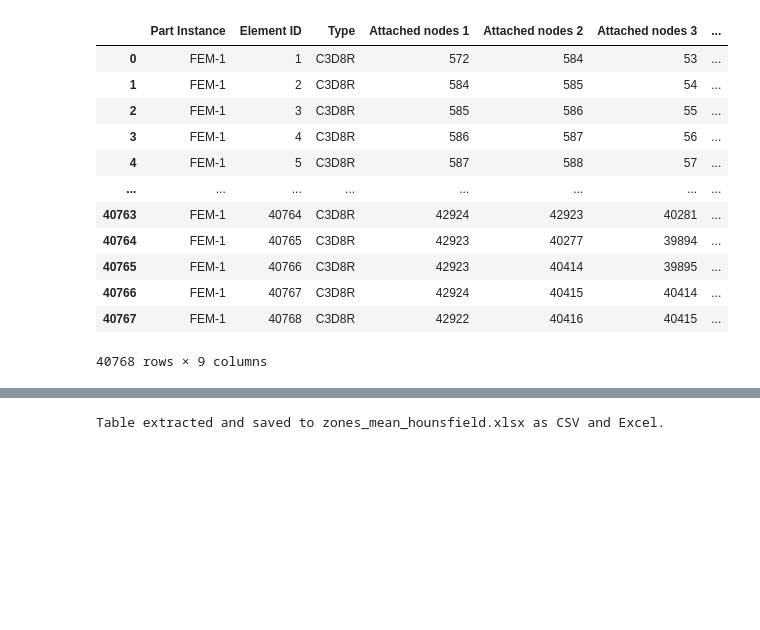
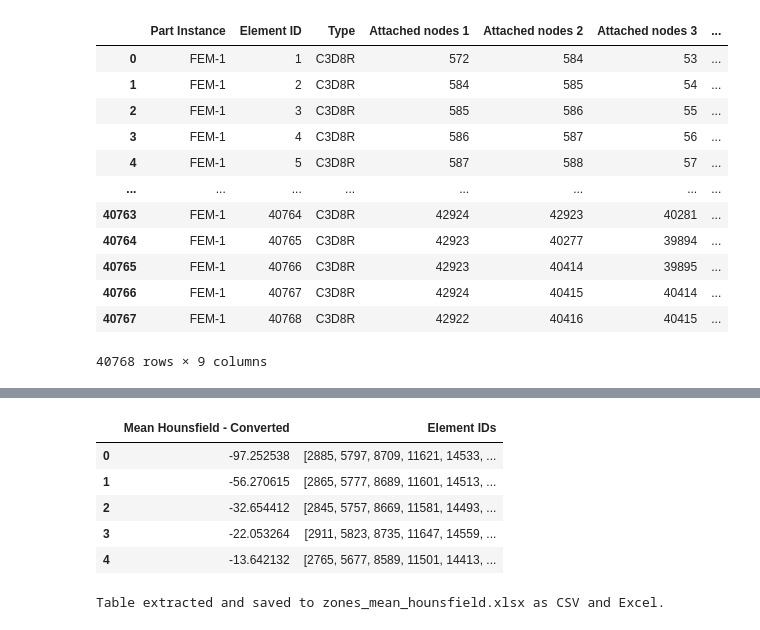
Before and after one commit to AminHosseinniya/Image_Segmentation_Femur_Bone, a Jupyter notebook: development_environment/data_extractor.ipynb, the cells around one changed output, grey strips where cells are left out. Drawn from its saved outputs; the diff is of its cells as text; code cells hidden in the pictures; blank space fills up the shorter version.

Commit message:
feat: Extract unique values for mean hounsfield and corresponding Element ID's.

```diff
--- a/development_environment/data_extractor.ipynb
+++ b/development_environment/data_extractor.ipynb
@@ -307,3 +327,18 @@ processed_elements_df
+# %%
+# Grouping by "Mean Hounsfield - Converted" and aggregating the corresponding Element IDs
+unique_meanHansfield_values = processed_elements_df.groupby('Mean Hounsfield - Converted')['Element ID'].apply(list).reset_index()
+
+# Renaming columns for clarity
+unique_meanHansfield_values.columns = ['Mean Hounsfield - Converted', 'Element IDs']
+
+unique_meanHansfield_values.head()
+# %% [output]
+|  | Mean Hounsfield - Converted | Element IDs |
+| 0 | -97.252538 | [2885, 5797, 8709, 11621, 14533, ... |
+| 1 | -56.270615 | [2865, 5777, 8689, 11601, 14513, ... |
+| 2 | -32.654412 | [2845, 5757, 8669, 11581, 14493, ... |
+| 3 | -22.053264 | [2911, 5823, 8735, 11647, 14559, ... |
+| 4 | -13.642132 | [2765, 5677, 8589, 11501, 14413, ... |
 # %%
 # Save the DataFrame to an Excel file
 value_counts = processed_elements_df["Mean Hounsfield"].value_counts()
```
Also changed, not shown: parts of 1 cell of this notebook.
